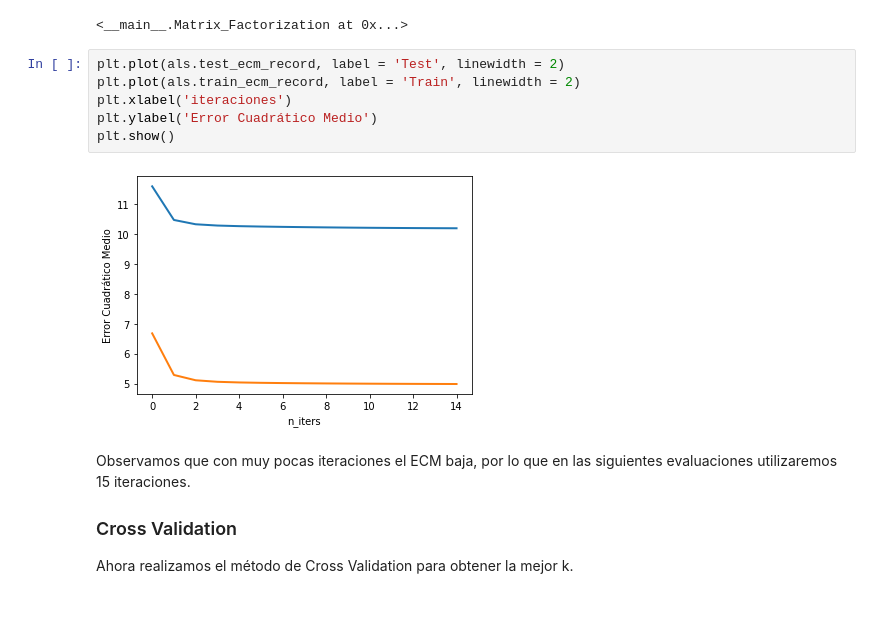
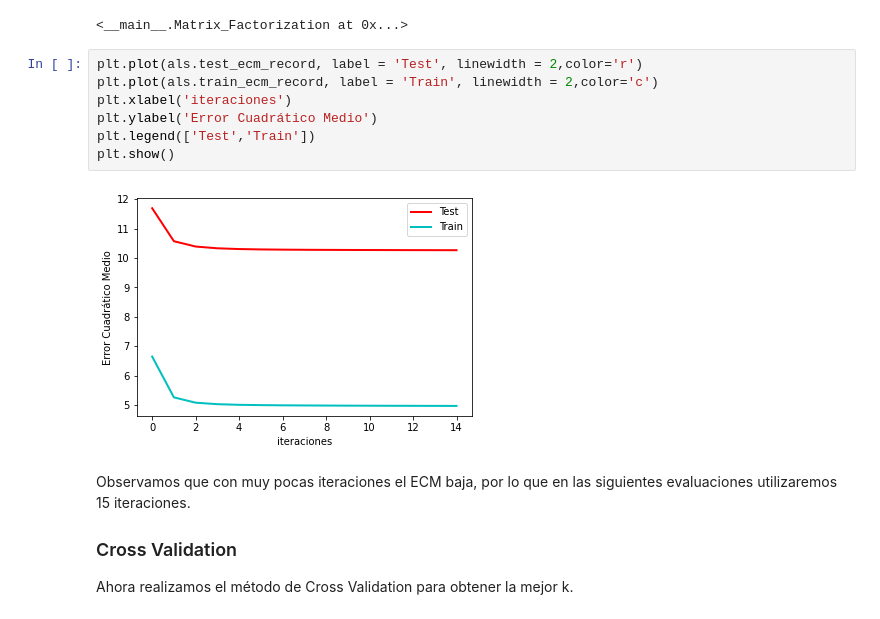
Before and after one commit to ElenaVillano/sistemas_recomendacion, a Jupyter notebook: el_bueno.ipynb, the cells around one changed output. Cells and saved outputs as stored; diff of their text form.

```diff
--- a/el_bueno.ipynb
+++ b/el_bueno.ipynb
@@ -172,13 +174,14 @@ als.fit(train, test)
 # %% [output]
 <__main__.Matrix_Factorization at 0x...>
 # %%
-plt.plot(als.test_ecm_record, label = 'Test', linewidth = 2)
-plt.plot(als.train_ecm_record, label = 'Train', linewidth = 2)
+plt.plot(als.test_ecm_record, label = 'Test', linewidth = 2,color='r')
+plt.plot(als.train_ecm_record, label = 'Train', linewidth = 2,color='c')
 plt.xlabel('iteraciones')
 plt.ylabel('Error Cuadrático Medio')
+plt.legend(['Test','Train'])
 plt.show()
 # %% [output]
-[figure, old version]
+[figure, new version]
 # %% [markdown]
 Observamos que con muy pocas iteraciones el ECM baja, por lo que en las siguientes evaluaciones utilizaremos 15 iteraciones.
 
```
Also changed, not shown: parts of 13 cells of this notebook.
